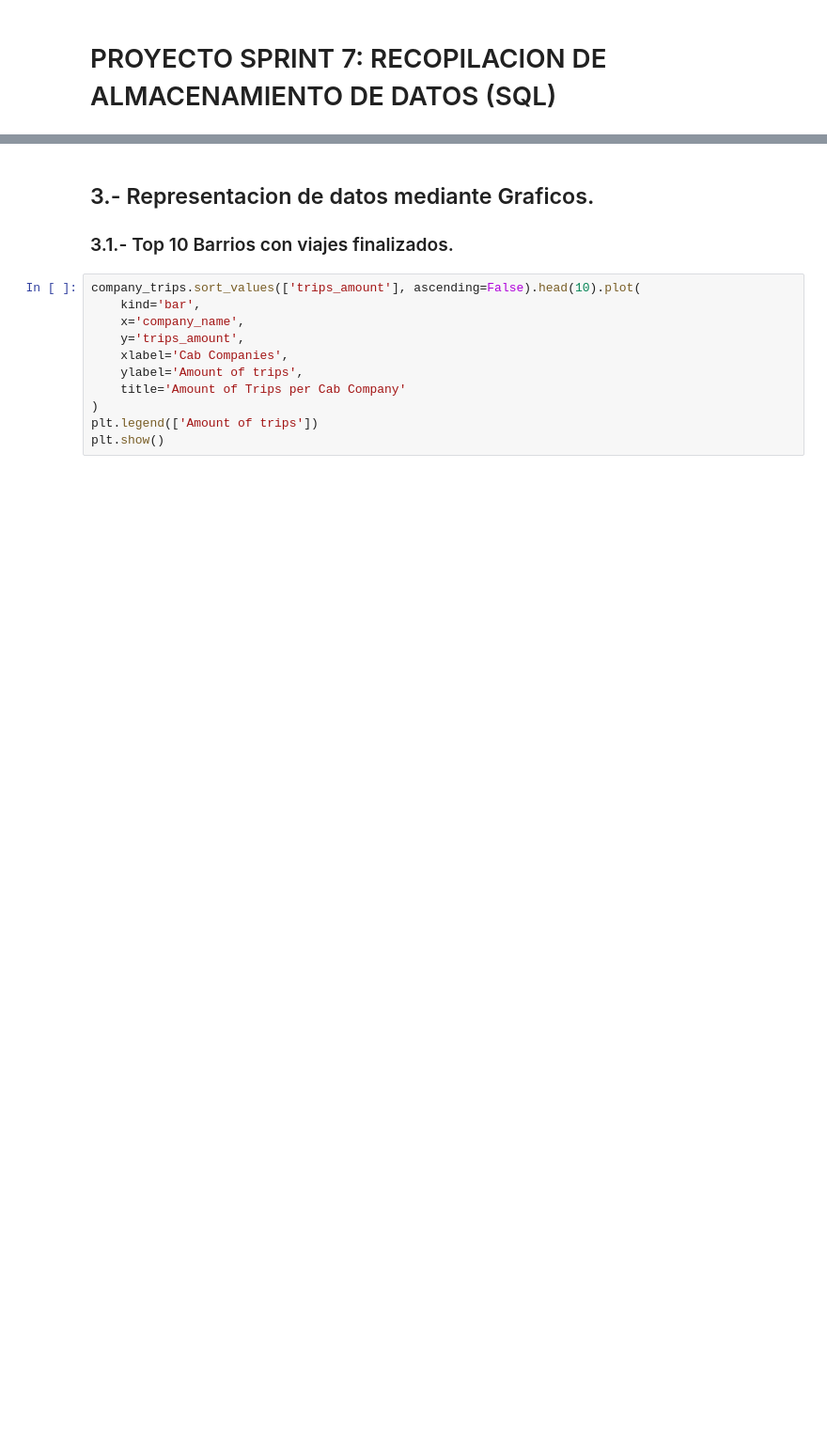
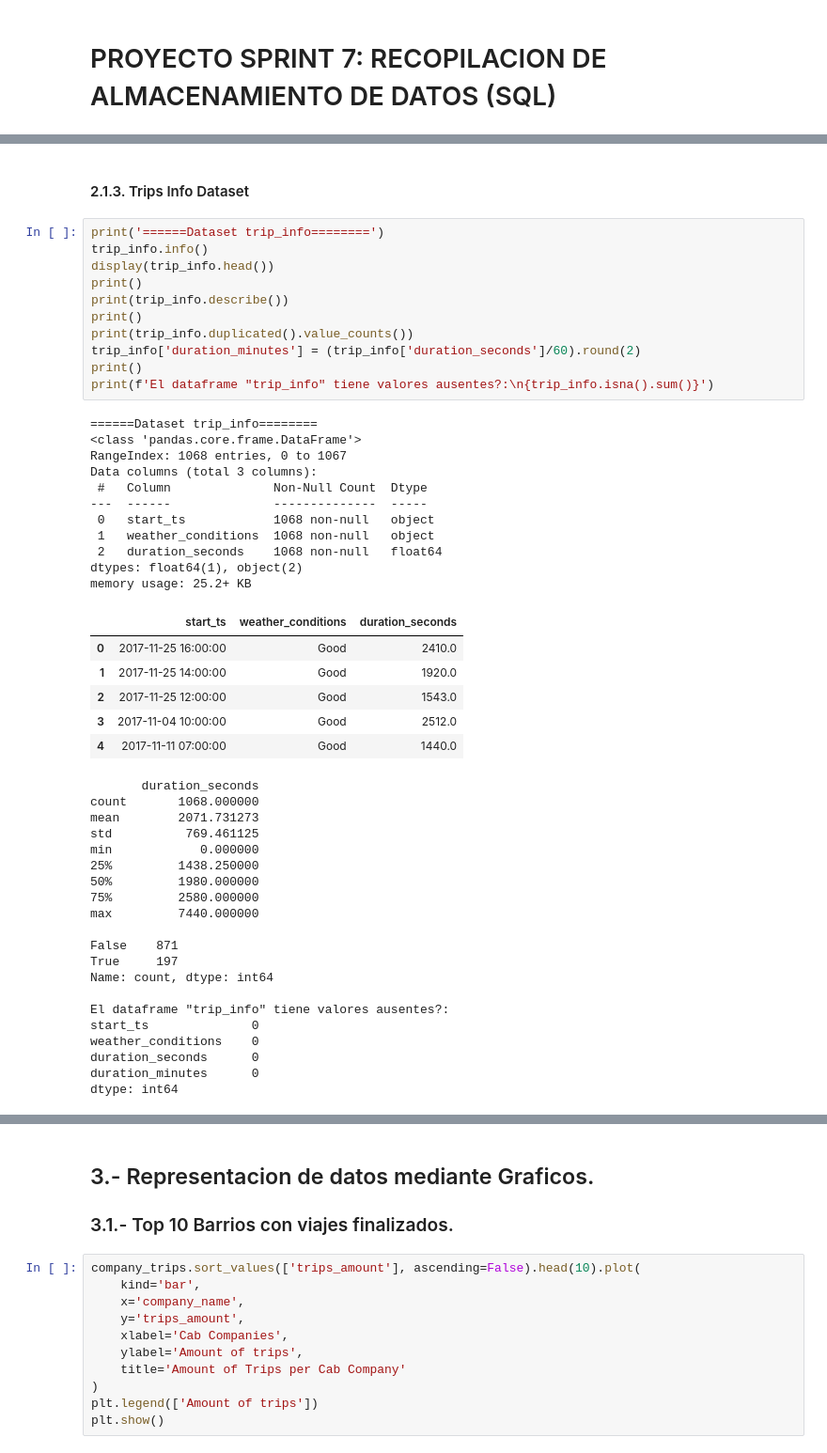
Before and after one commit to ArqJuan/Sprint-7, a Jupyter notebook: Sprint 7.ipynb, the cells around one changed output, grey strips where cells are left out. Shown at 94% size. Cells and saved outputs as stored; diff of their text form; blank space fills up the shorter version.

```diff
--- a/Sprint 7.ipynb
+++ b/Sprint 7.ipynb
@@ -74,0 +134,51 @@ dtype: int64
+# %% [markdown]
+#### 2.1.3. Trips Info Dataset
+# %%
+print('======Dataset trip_info========')
+trip_info.info()
+display(trip_info.head())
+print()
+print(trip_info.describe())
+print()
+print(trip_info.duplicated().value_counts())
+trip_info['duration_minutes'] = (trip_info['duration_seconds']/60).round(2)
+print()
+print(f'El dataframe "trip_info" tiene valores ausentes?:\n{trip_info.isna().sum()}')
+# %% [output]
+======Dataset trip_info========
+<class 'pandas.core.frame.DataFrame'>
+RangeIndex: 1068 entries, 0 to 1067
+Data columns (total 3 columns):
+ #   Column              Non-Null Count  Dtype
+---  ------              --------------  -----
+ 0   start_ts            1068 non-null   object
+ 1   weather_conditions  1068 non-null   object
+ 2   duration_seconds    1068 non-null   float64
+dtypes: float64(1), object(2)
+memory usage: 25.2+ KB
+|  | start_ts | weather_conditions | duration_seconds |
+| 0 | 2017-11-25 16:00:00 | Good | 2410.0 |
+| 1 | 2017-11-25 14:00:00 | Good | 1920.0 |
+| 2 | 2017-11-25 12:00:00 | Good | 1543.0 |
+| 3 | 2017-11-04 10:00:00 | Good | 2512.0 |
+| 4 | 2017-11-11 07:00:00 | Good | 1440.0 |
+       duration_seconds
+count       1068.000000
+mean        2071.731273
+std          769.461125
+min            0.000000
+25%         1438.250000
+50%         1980.000000
+75%         2580.000000
+max         7440.000000
+
+False    871
+True     197
+Name: count, dtype: int64
+
+El dataframe "trip_info" tiene valores ausentes?:
+start_ts              0
+weather_conditions    0
+duration_seconds      0
+duration_minutes      0
+dtype: int64
```
Also changed, not shown: parts of 19 cells of this notebook.
